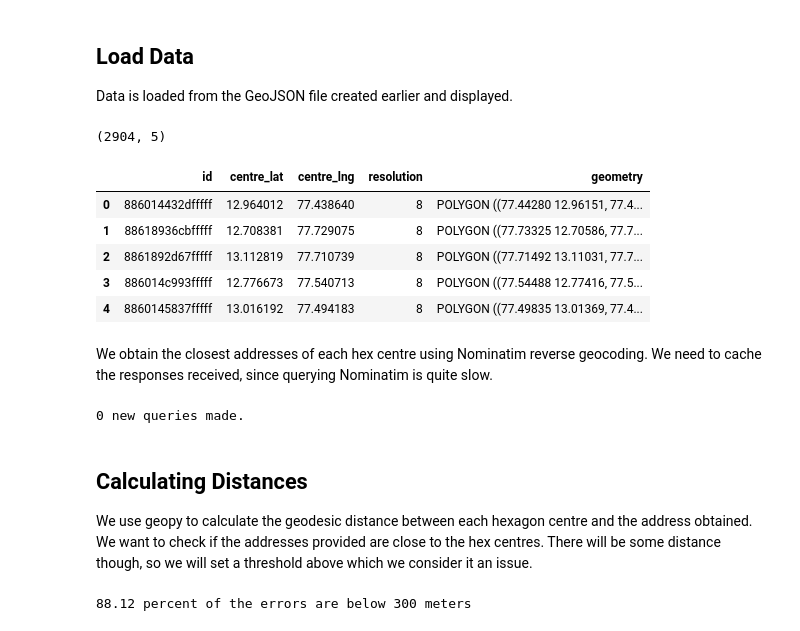
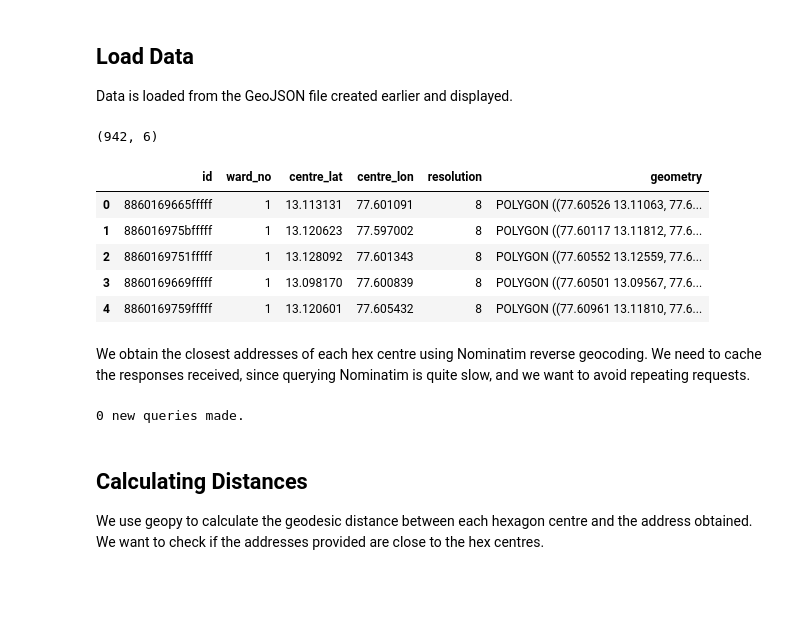
Before and after one commit to ngjoseph/Coursera_Capstone, a Jupyter notebook: notebooks/06_bangalore_hex_addresses.ipynb, the cells around one changed output. Drawn from its saved outputs; the diff is of its cells as text; code cells hidden in the pictures; blank space fills up the shorter version.

```diff
--- a/notebooks/06_bangalore_hex_addresses.ipynb
+++ b/notebooks/06_bangalore_hex_addresses.ipynb
@@ -28,20 +28,19 @@ limiter = RateLimiter(max_calls = 1, period = 1)
 
 Data is loaded from the GeoJSON file created earlier and displayed.
 # %%
-df_hex = gpd.read_file('../data/bangalore_hex_grid.geojson')
+df_hex = gpd.read_file('../data/BBMP_hex.geojson')
+print(df_hex.shape)
+df_hex.head()
+# %% [output]
+(942, 6)
+|  | id | ward_no | centre_lat | centre_lon | resolution | geometry |
+| 0 | 8860169665fffff | 1 | 13.113131 | 77.601091 | 8 | POLYGON ((77.60526 13.11063, 77.6... |
+| 1 | 886016975bfffff | 1 | 13.120623 | 77.597002 | 8 | POLYGON ((77.60117 13.11812, 77.6... |
+| 2 | 8860169751fffff | 1 | 13.128092 | 77.601343 | 8 | POLYGON ((77.60552 13.12559, 77.6... |
+| 3 | 8860169669fffff | 1 | 13.098170 | 77.600839 | 8 | POLYGON ((77.60501 13.09567, 77.6... |
+| 4 | 8860169759fffff | 1 | 13.120601 | 77.605432 | 8 | POLYGON ((77.60961 13.11810, 77.6... |
-# %%
-print(df_hex.shape)
-df_hex.head()
-# %% [output]
-(2904, 5)
-|  | id | centre_lat | centre_lng | resolution | geometry |
-| 0 | 886014432dfffff | 12.964012 | 77.438640 | 8 | POLYGON ((77.44280 12.96151, 77.4... |
-| 1 | 88618936cbfffff | 12.708381 | 77.729075 | 8 | POLYGON ((77.73325 12.70586, 77.7... |
-| 2 | 8861892d67fffff | 13.112819 | 77.710739 | 8 | POLYGON ((77.71492 13.11031, 77.7... |
-| 3 | 886014c993fffff | 12.776673 | 77.540713 | 8 | POLYGON ((77.54488 12.77416, 77.5... |
-| 4 | 8860145837fffff | 13.016192 | 77.494183 | 8 | POLYGON ((77.49835 13.01369, 77.4... |
 # %% [markdown]
-We obtain the closest addresses of each hex centre using Nominatim reverse geocoding. We need to cache the responses received, since querying Nominatim is quite slow.
+We obtain the closest addresses of each hex centre using Nominatim reverse geocoding. We need to cache the responses received, since querying Nominatim is quite slow, and we want to avoid repeating requests.
 # %%
 # Empty lists to store responses
 address = []
@@ -71,27 +71,22 @@ print('{} new queries made.'.format(queries))
 # %% [markdown]
 ## Calculating Distances
 
-We use geopy to calculate the geodesic distance between each hexagon centre and the address obtained. We want to check if the addresses provided are close to the hex centres. There will be some distance though, so we will set a threshold above which we consider it an issue.
+We use geopy to calculate the geodesic distance between each hexagon centre and the address obtained. We want to check if the addresses provided are close to the hex centres.
 # %%
-centre_coord = df_hex[['centre_lat', 'centre_lng']].to_records(index=False)
+centre_coord = df_hex[['centre_lat', 'centre_lon']].to_records(index=False)
 
 address_error = [] # Empty list to store data
-error_threshold = 300 # Any distance (in meters) above this will be flagged
 
 for centre, addr in zip(centre_coord, addr_coord):
     dist = distance(centre, addr).meters
-    if dist > error_threshold:
-        address_error.append(dist) # Use Geopy function
-
-percent_below = ((len(centre_coord) - len(address_error))/len(centre_coord))*100
-print('{:.2f} percent of the errors are below {} meters'.format(percent_below, error_threshold))
+    address_error.append(dist) # Use Geopy function
 
 # Plot histogram
 address_err_fig = px.histogram(
     x = address_error,
     #// nbins = 200,
     histnorm = 'percent',
-    #// cumulative = True,
+    cumulative = True,
     template = 'plotly',
 )
 
@@ -102,5 +97,3 @@ address_err_fig.update_layout(
     yaxis_title = 'Percentage of hexes (Cumulative)',
     bargap = 0.01,
 )
-# %% [output]
-88.12 percent of the errors are below 300 meters
```
Also changed, not shown: parts of 4 cells of this notebook, 9 other files.
